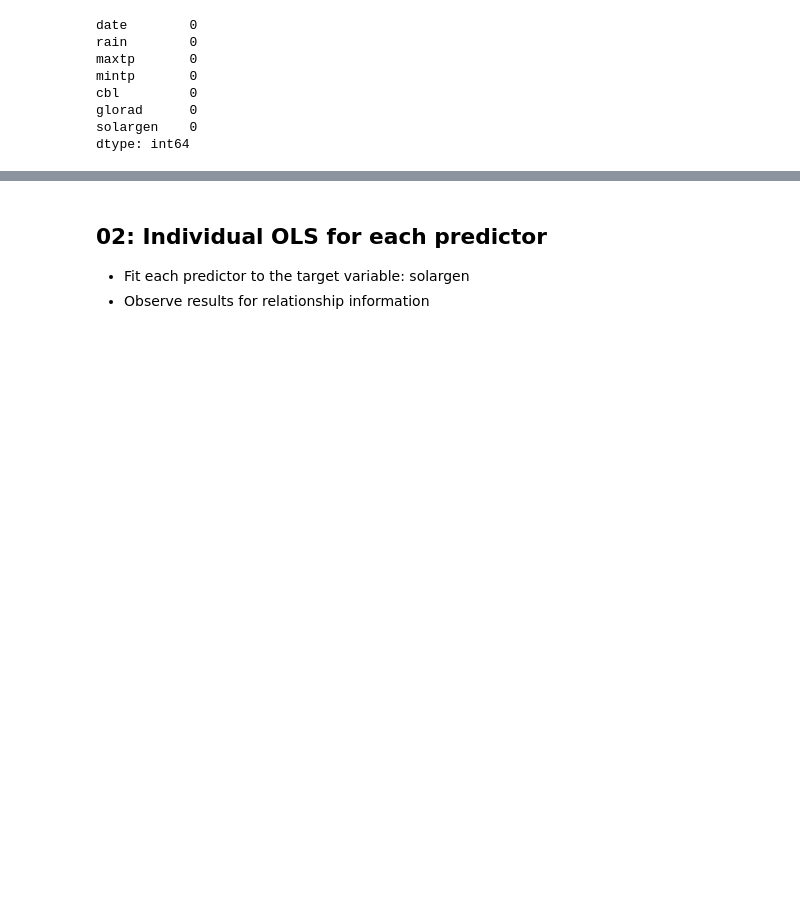
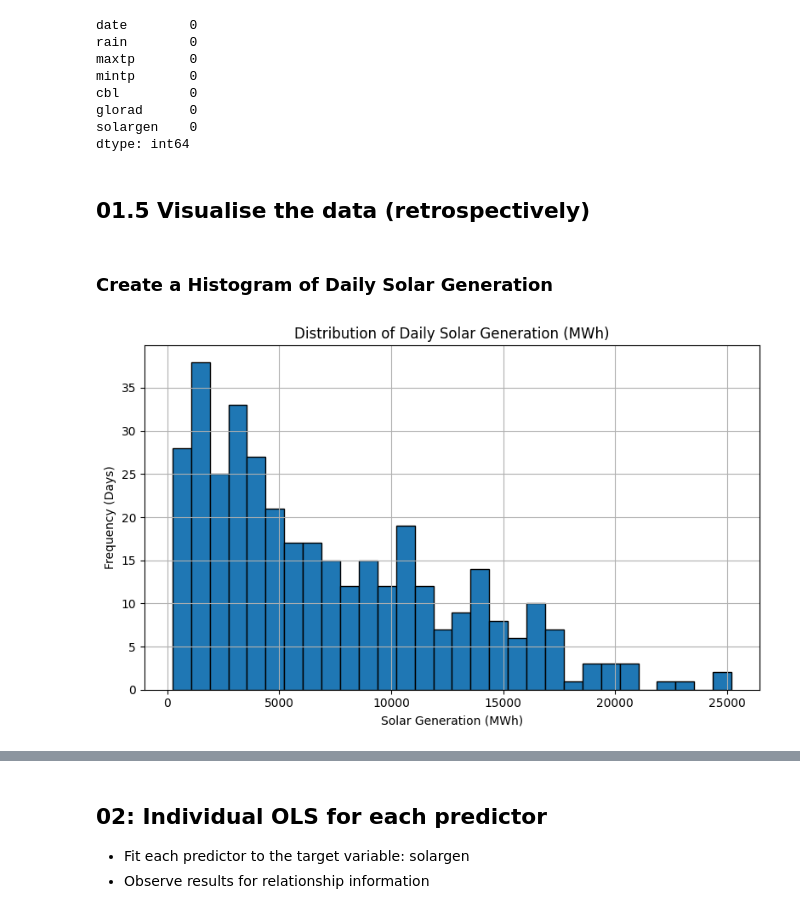
Before and after one commit to MatthieuGlemarec/SolarCast, a Jupyter notebook: Notebooks/02_Exploratory_Data_Analysis.ipynb, the cells around one changed output, grey strips where cells are left out. Drawn from its saved outputs; the diff is of its cells as text; code cells hidden in the pictures; blank space fills up the shorter version.

```diff
--- a/Notebooks/02_Exploratory_Data_Analysis.ipynb
+++ b/Notebooks/02_Exploratory_Data_Analysis.ipynb
@@ -72,3 +72,20 @@ cbl         0
 glorad      0
 solargen    0
 dtype: int64
+# %% [markdown]
+## 01.5 Visualise the data (retrospectively)
+# %% [markdown]
+### Create a Histogram of Daily Solar Generation
+# %%
+# Histogram of daily solar generation
+plt.figure(figsize=(8, 5))
+plt.hist(df['solargen'], bins=30, edgecolor='black')
+plt.title('Distribution of Daily Solar Generation (MWh)')
+plt.xlabel('Solar Generation (MWh)')
+plt.ylabel('Frequency (Days)')
+plt.grid(True)
+plt.tight_layout()
+plt.savefig('../Outputs/Figures/EDA/eda_histogram_solargen.png', dpi=300)
+plt.show()
+# %% [output]
+[figure, added]
```
Also changed, not shown: parts of 25 cells of this notebook, 8 other files.
